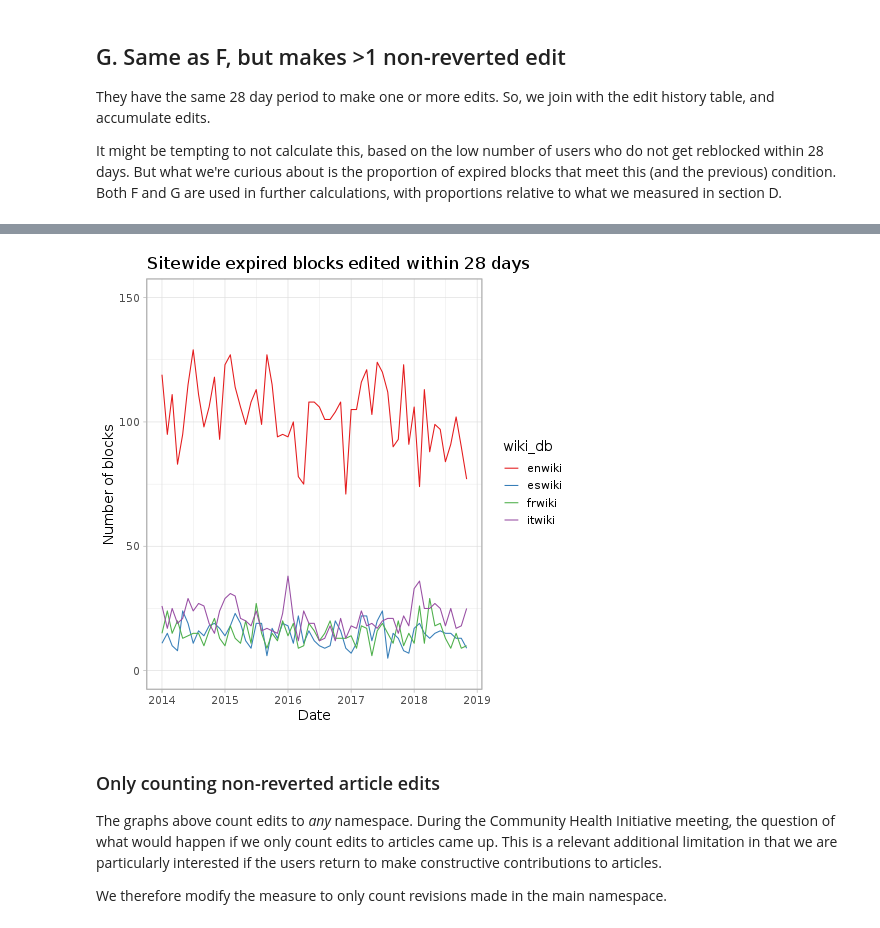
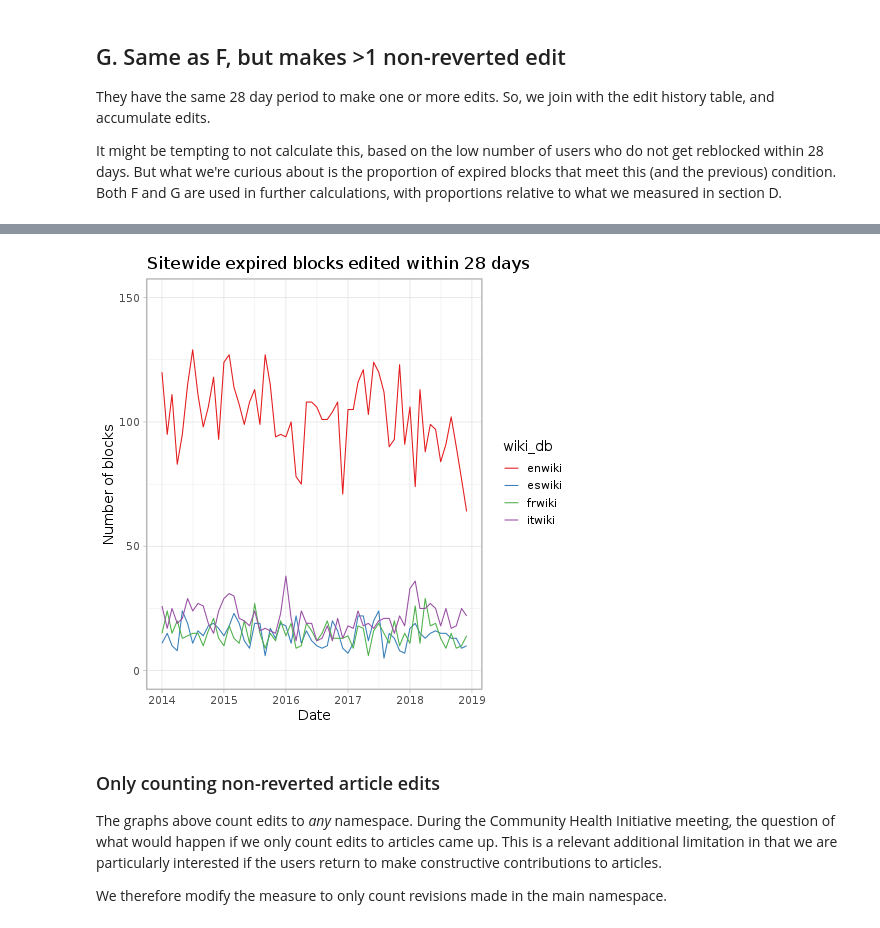
Before and after one commit to nettrom/AHT-block-effectiveness-2018, a Jupyter notebook: Block measurements.ipynb, the cells around one changed output, grey strips where cells are left out. Drawn from its saved outputs; the diff is of its cells as text; code cells hidden in the pictures.

```diff
--- a/Block measurements.ipynb
+++ b/Block measurements.ipynb
@@ -261,8 +279,8 @@ LIMIT 10000
 
 sitewide_limited_blocks = hive.run(sitewide_limited_query.format(
     snapshot = snapshot,
-    start_date = start_date,
-    end_date = end_date,
+    start_date = start_data_date,
+    end_date = end_data_date,
     wikis = ",".join(['"{}"'.format(w) for w in wikis])))
 # %%
 sitewide_limited_blocks.head()
@@ -305,7 +403,7 @@ This is also similar to the previous queries, but is focused on blocks that reac
 # %%
 expired_blocks_query = '''
 SELECT wiki_db,
-       DATE_FORMAT(start_timestamp, 'yyyy-MM-01') AS log_month,
+       DATE_FORMAT(end_timestamp, 'yyyy-MM-01') AS log_month,
        count(*) AS num_blocks
 FROM wmf.mediawiki_user_history
 WHERE snapshot = "{snapshot}"
@@ -321,8 +419,8 @@ LIMIT 10000
 
 sitewide_expired_blocks = hive.run(expired_blocks_query.format(
     snapshot = snapshot,
-    start_date = start_date,
-    end_date = end_date,
+    start_date = start_data_date,
+    end_date = end_data_date,
     wikis = ",".join(['"{}"'.format(w) for w in wikis])))
 # %%
 sitewide_expired_blocks.head()
@@ -401,8 +501,8 @@ LIMIT 10000
 
 sitewide_not_reblocked = hive.run(expired_not_reblocked_query.format(
     snapshot = snapshot,
-    start_date = start_date,
-    end_date = end_date_truncated,
+    start_date = start_data_date,
+    end_date = truncated_end_date,
     wikis = ",".join(['"{}"'.format(w) for w in wikis]),
     ndays = days_until_next_block))
 # %%
@@ -506,7 +608,7 @@ LIMIT 10000
 
 sitewide_nonreverted_editors = hive.run(expired_nonreverted_edit_query.format(
     snapshot = snapshot,
-    start_date = start_date,
-    end_date = end_date_truncated,
+    start_date = start_data_date,
+    end_date = truncated_end_date,
     wikis = ",".join(['"{}"'.format(w) for w in wikis]),
     ndays = days_until_next_block))
@@ -524,28 +690,30 @@ sitewide_nonreverted_editors.head()
 
 to_tsv(sitewide_nonreverted_editors, sitewide_expired_nonreverted_filename)
 # %%
-%%R -i sitewide_nonreverted_editors
+%%R -i sitewide_nonreverted_editors,start_display_date_str,truncated_end_date_str
 
 sitewide_nonreverted_editors = data.table(sitewide_nonreverted_editors);
 sitewide_nonreverted_editors[, log_month := as.Date(log_month)];
 
-sitewide_nonreverted_editors_graph = ggplot(sitewide_nonreverted_editors,
-                                      aes(x=log_month, y=num_blocks, color=wiki_db)) +
+sitewide_nonreverted_editors_graph = ggplot(
+    sitewide_nonreverted_editors[log_month >= start_display_date_str &
+                                 log_month < truncated_end_date_str],
+    aes(x=log_month, y=num_blocks, color=wiki_db)) +
 scale_x_date(date_breaks = "1 year", date_labels = "%Y") +
 scale_y_continuous(limits = c(0, 150), breaks = c(0:3)*50) +
 scale_colour_brewer(palette = "Set1") +
 labs(title = 'Sitewide expired blocks edited within 28 days',
      x = 'Date',
      y = 'Number of blocks') +
 geom_line() +
 theme_light(base_size = 14);
 
 ggsave("graphs/sitewide_nonreverted_editors_28days_per_month.png",
        plot = sitewide_nonreverted_editors_graph,
        width = 40, height = 20, units = "cm", dpi = "screen");
 sitewide_nonreverted_editors_graph;
 # %% [output]
-[figure, old version]
+[figure, new version]
 # %% [markdown]
 ### Only counting non-reverted article edits
 
```
Also changed, not shown: parts of 21 cells of this notebook, 38 other files.
